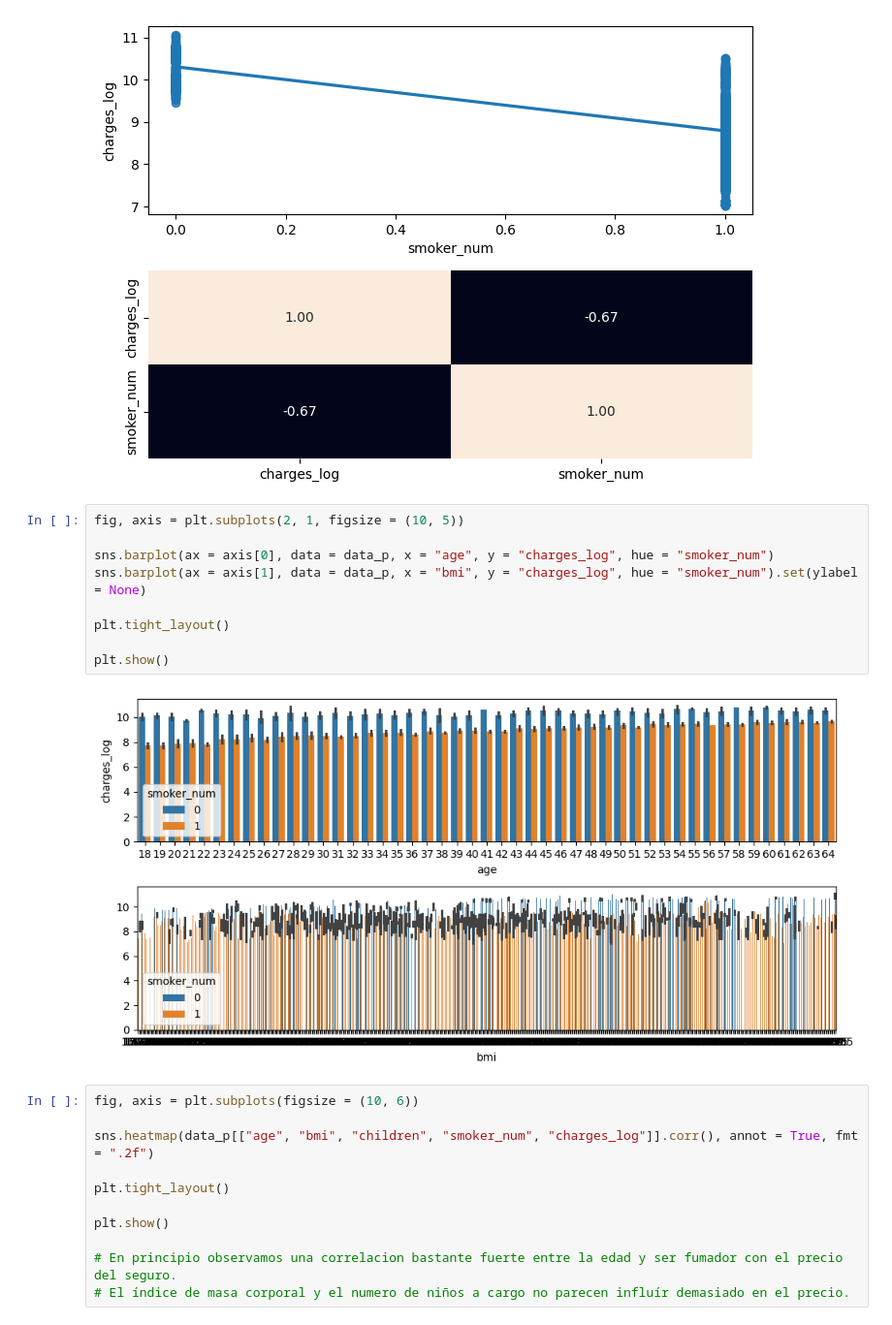
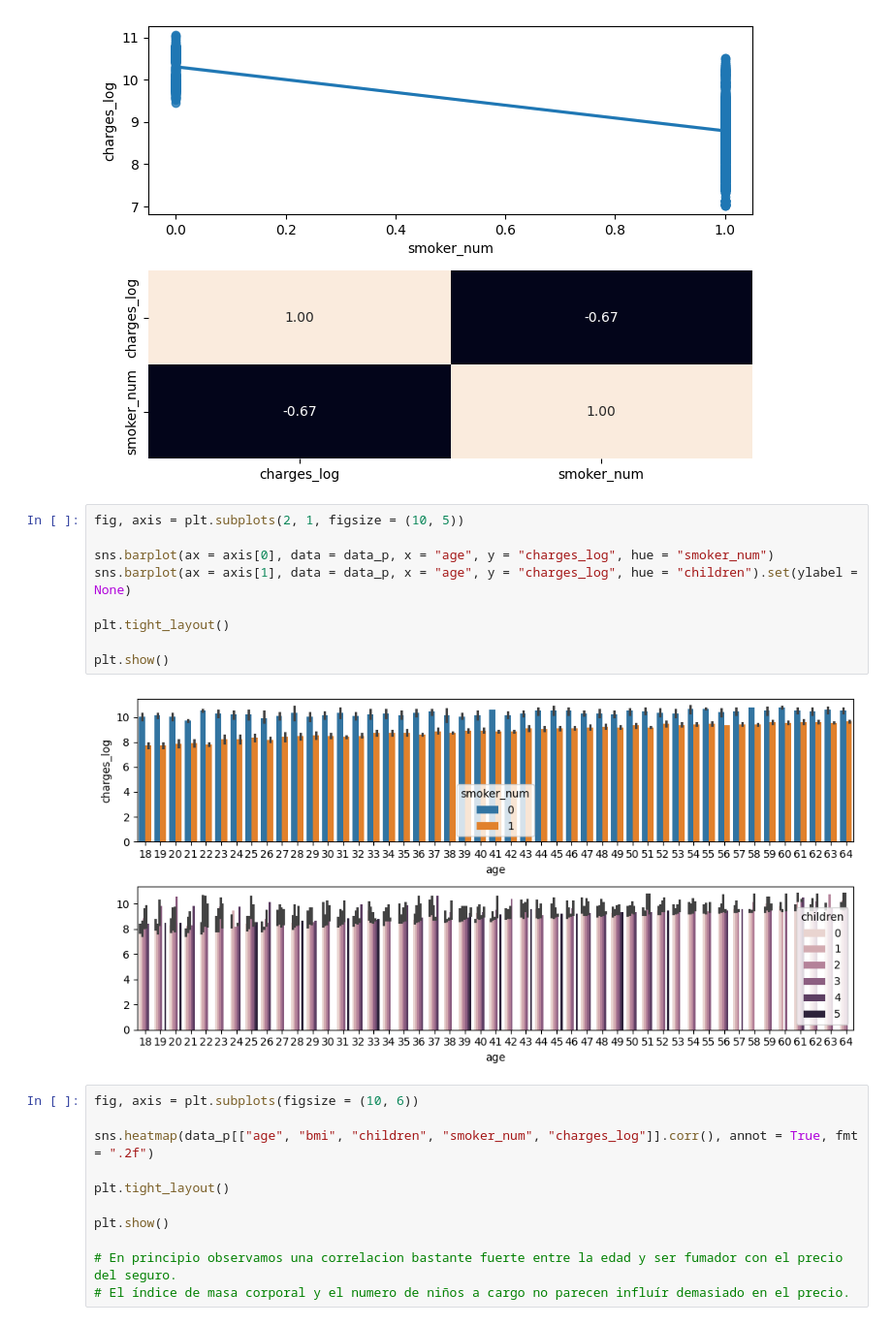
Before and after one commit to RmVa23/linear-regression, a Jupyter notebook: src/explore.ipynb, the cells around one changed output. Shown: that part at 97% size. Drawn from its saved outputs; the diff is of its cells as text.

```diff
--- a/src/explore.ipynb
+++ b/src/explore.ipynb
@@ -439,14 +439,14 @@ plt.show()
 # %%
 fig, axis = plt.subplots(2, 1, figsize = (10, 5))
 
 sns.barplot(ax = axis[0], data = data_p, x = "age", y = "charges_log", hue = "smoker_num")
-sns.barplot(ax = axis[1], data = data_p, x = "bmi", y = "charges_log", hue = "smoker_num").set(ylabel = None)
+sns.barplot(ax = axis[1], data = data_p, x = "age", y = "charges_log", hue = "children").set(ylabel = None)
 
 plt.tight_layout()
 
 plt.show()
 # %% [output]
-[figure, old version]
+[figure, new version]
 # %%
 fig, axis = plt.subplots(figsize = (10, 6))
 
```
Also changed, not shown: 1 other file.
